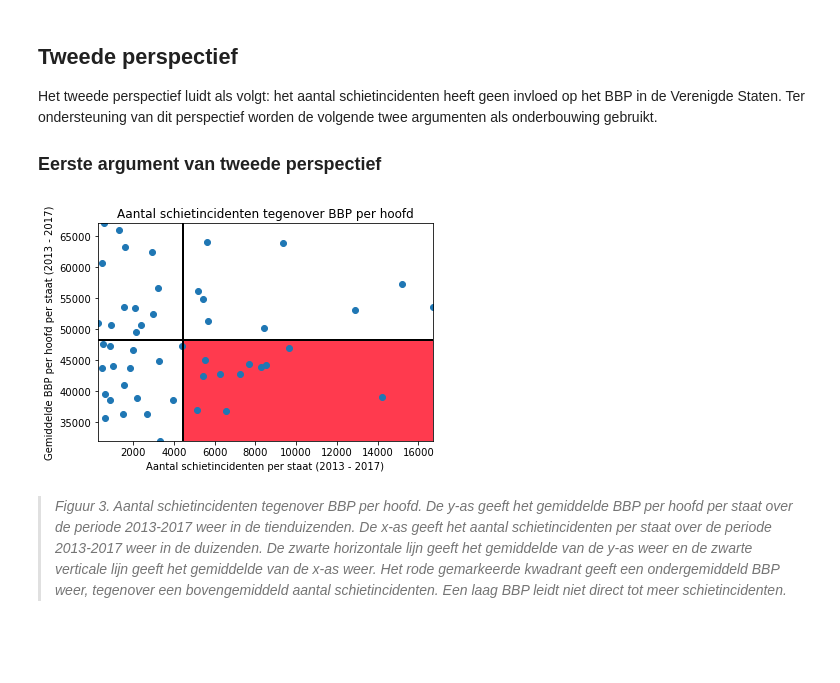
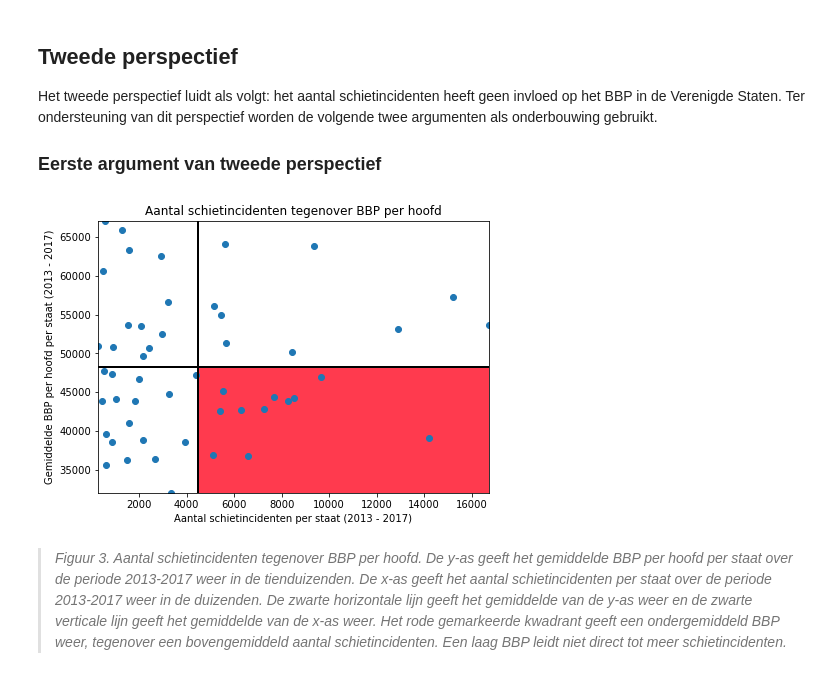
Before and after one commit to lilelinn/infovis, a Jupyter notebook: docs/notebook.ipynb, the cells around one changed output. Cells and saved outputs as stored; diff of their text form; code cells hidden in the pictures; blank space fills up the shorter version.

```diff
--- a/docs/notebook.ipynb
+++ b/docs/notebook.ipynb
@@ -385,35 +385,35 @@ plt.plot([avggv, avggv], [0, maxgdp], linewidth=2, color='black')
 plt.plot([0, maxgv], [avggdp, avggdp], linewidth=2, color='black')
 
 # plot gegevens
 x = gdp_gv_per_state['Amount of gun violence incidents per state (2013 - 2017)']
 y = gdp_gv_per_state['GDP per state (2013 - 2017)']
 plt.scatter(x, y)
 
 # bepaal schaal
 plt.xlim((mingv,maxgv))
 plt.ylim((mingdp,maxgdp))
 
 # labels x- en y-as en titel
 plt.xlabel('Aantal schietincidenten per staat (2013 - 2017)')
 plt.ylabel('Gemiddelde BBP per hoofd per staat (2013 - 2017)')
 
 # ax.text(0.5, -0.2, "Figuur 3. Aantal schietincidenten tegenover BBP per hoofd", transform=ax.transAxes, ha='center')
 # ax.text(0.5, -0.3, "De y-as geeft het gemiddelde BBP per hoofd per staat over de periode 2013-2017", transform=ax.transAxes, ha='center')
 # ax.text(0.5, -0.35, "weer in de de tienduizenden. De x-as geeft het aantal schietincidenten per staat over", transform=ax.transAxes, ha='center')
 # ax.text(0.5, -0.4, "de periode 2013-2017 weer in de duizenden. De zwarte horizontale lijn geeft het gemiddelde", transform=ax.transAxes, ha='center')
 # ax.text(0.5, -0.45, "van de y-as weer en de zwarte verticale lijn geeft het gemiddelde van de x-as weer.", transform=ax.transAxes, ha='center')
 # ax.text(0.5, -0.5, "Het rode gemarkeerde kwadrant geeft een ondergemiddeld BBP weer,", transform=ax.transAxes, ha='center')
 # ax.text(0.5, -0.55, "tegenover een bovengemiddeld aantal schietincidenten.", transform=ax.transAxes, ha='center')
 # ax.text(0.5, -0.6, "Een laag BBP leidt niet direct leidt tot meer schietincidenten.", transform=ax.transAxes, ha='center')
 
 plt.title('Aantal schietincidenten tegenover BBP per hoofd')
 
-plt.gcf().set_size_inches((6, 4))
+plt.gcf().set_size_inches((7, 5))
 
 # toon plot
 plt.show()
 # %% [output]
-[figure, old version]
+[figure, new version]
 # %% [markdown]
 > *Figuur 3. Aantal schietincidenten tegenover BBP per hoofd. De y-as geeft het gemiddelde BBP per hoofd per staat over de periode 2013-2017 weer in de tienduizenden. De x-as geeft het aantal schietincidenten per staat over de periode 2013-2017 weer in de duizenden. De zwarte horizontale lijn geeft het gemiddelde van de y-as weer en de zwarte verticale lijn geeft het gemiddelde van de x-as weer. Het rode gemarkeerde kwadrant geeft een ondergemiddeld BBP weer, tegenover een bovengemiddeld aantal schietincidenten. Een laag BBP leidt niet direct tot meer schietincidenten.*
 # %% [markdown]
```
Also changed, not shown: parts of 22 cells of this notebook.
